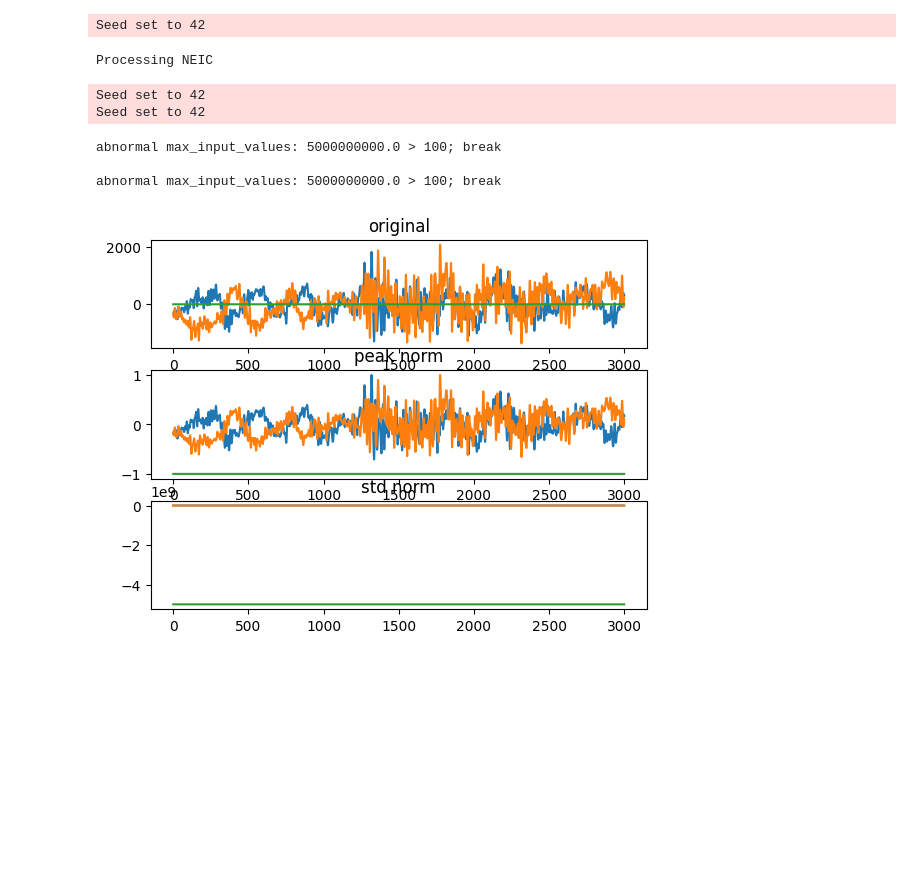
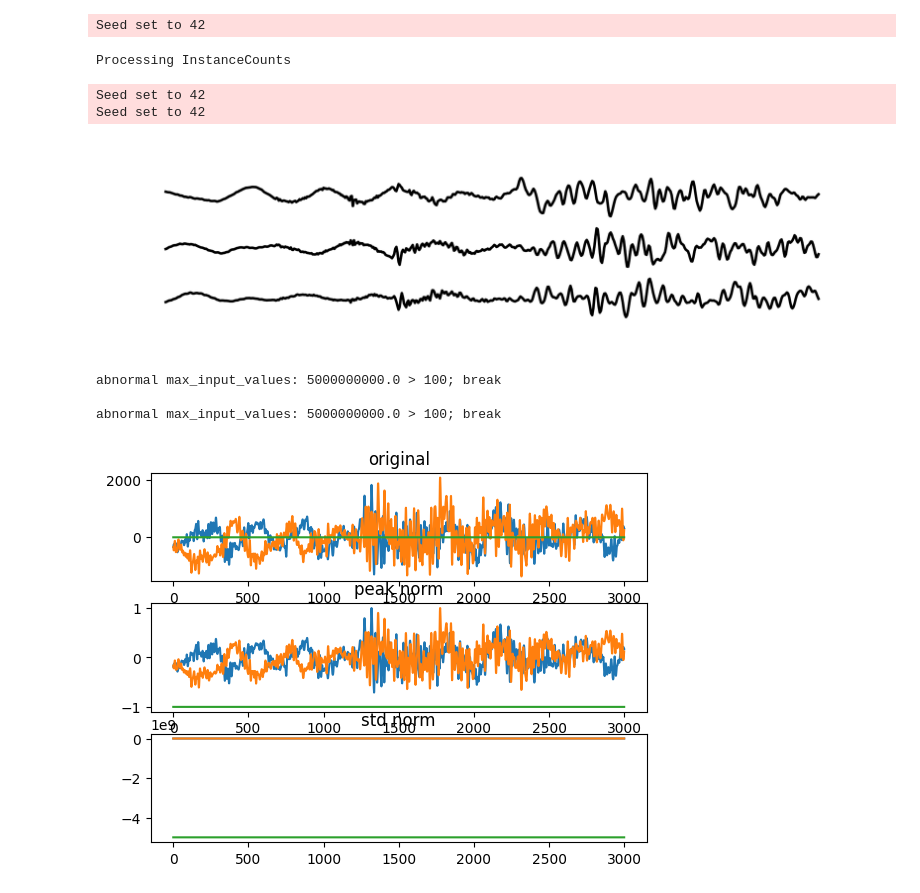
Before and after one commit to liutianlin0121/seisLM, a Jupyter notebook: notebooks/pretrain/pretrain_samples_visualization.ipynb, the cells around one changed output. Saved outputs shown, nothing was run; the diff lists cells and outputs as text; code cells hidden in the pictures; blank space fills up the shorter version.

```diff
--- a/notebooks/pretrain/pretrain_samples_visualization.ipynb
+++ b/notebooks/pretrain/pretrain_samples_visualization.ipynb
@@ -12,7 +12,7 @@ import tqdm
 from collections import defaultdict
 
 
-config_path = '/home/liu0003/Desktop/projects/seisLM/seisLM/configs/pretrain/pretrain_config_layernorm_peak_small_batch_6_datasets.json'
+config_path = '/scicore/home/dokman0000/liu0003/projects/seisLM/seisLM/configs/pretrain/pretrain_config_layernorm_std_small_batch_6_datasets.json'
 with open(config_path, "r", encoding="utf-8") as f:
   config = json.load(f)
 config = ml_collections.ConfigDict(config)
@@ -21,7 +21,7 @@ config.data_config.local_batch_size = 128
 #### Override config
 # config.data_config.amp_norm_type = 'std'
 # config.data_config.demean = False
-config.data_config.amp_norm = False
+# config.data_config.amp_norm = False
 # %%
 seed_everything(config.seed)
 model = LitMultiDimWav2Vec2(config)
@@ -45,8 +45,8 @@ all_data_name = [
       # "ETHZ",
       # "GEOFON",
       # "STEAD",
-      "NEIC",
-      # "InstanceCounts",
+      # "NEIC",
+      "InstanceCounts",
       # "Iquique"
     ][::-1]
 
@@ -71,9 +71,33 @@ for data_name in all_data_name:
   train_loaders[data_name] = train_loader
   dev_loaders[data_name] = dev_loader
 # %% [output]
-Processing NEIC
+Processing InstanceCounts
 Seed set to 42
 Seed set to 42
+# %%
+import numpy as np
+batch = next(iter(train_loaders['InstanceCounts']))
+# %%
+input_values = batch['input_values'][0]
+
+fig, axs = plt.subplots(3, 1, figsize=(2.5, 0.5), dpi=1000)
+
+# Plotting each channel in a separate subplot
+channels = [input_values[0], input_values[1], input_values[2]]
+for i, ax in enumerate(axs):
+    ax.plot(channels[i][::5], color='black', lw=0.5)
+    ax.axis('off')  # Remove axes
+    ax.set_facecolor('none')  # Transparent background for each subplot
+
+# Set the figure background to transparent
+fig.patch.set_alpha(0)
+
+# Saving the figure with a transparent background
+plt.savefig(
+  '/scicore/home/dokman0000/liu0003/projects/seisLM/results/figures/demo_channels_plot.pdf',
+  transparent=True, bbox_inches='tight', dpi=1000)
+# %% [output]
+[figure, added]
 # %%
 
 THRESHOLD = 100
```
Also changed, not shown: 4 other files.
